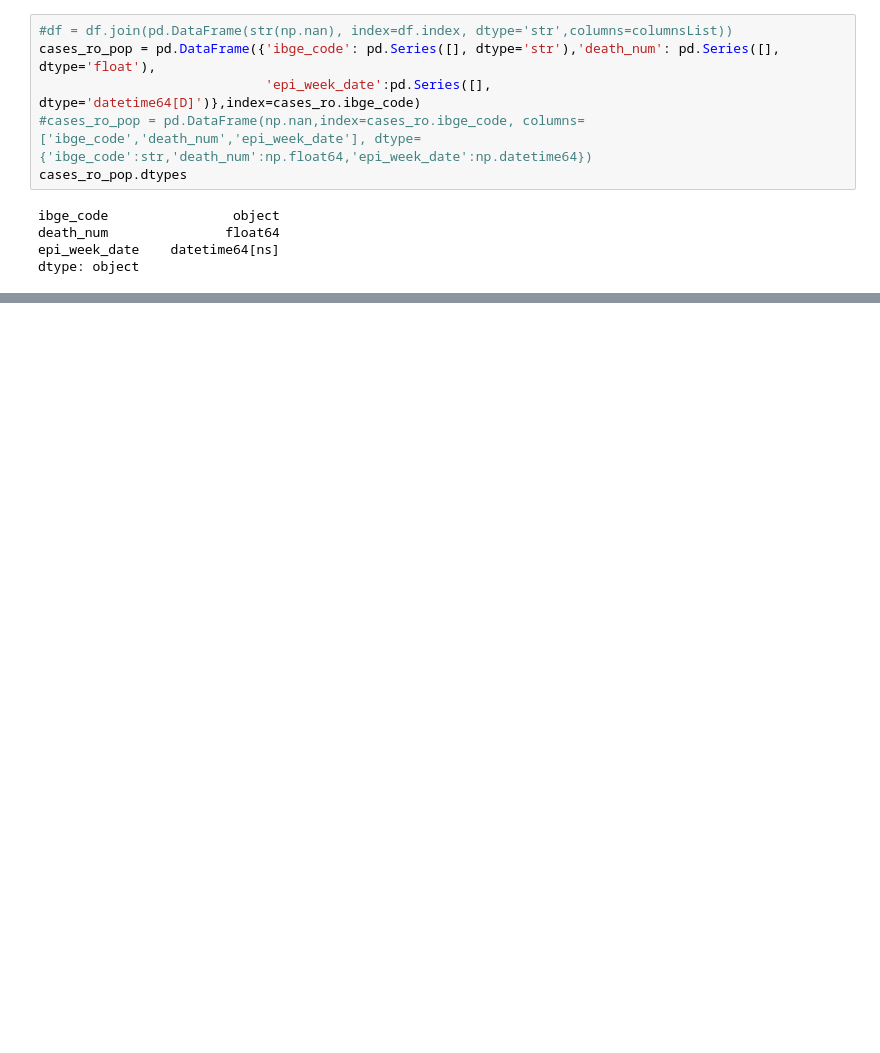
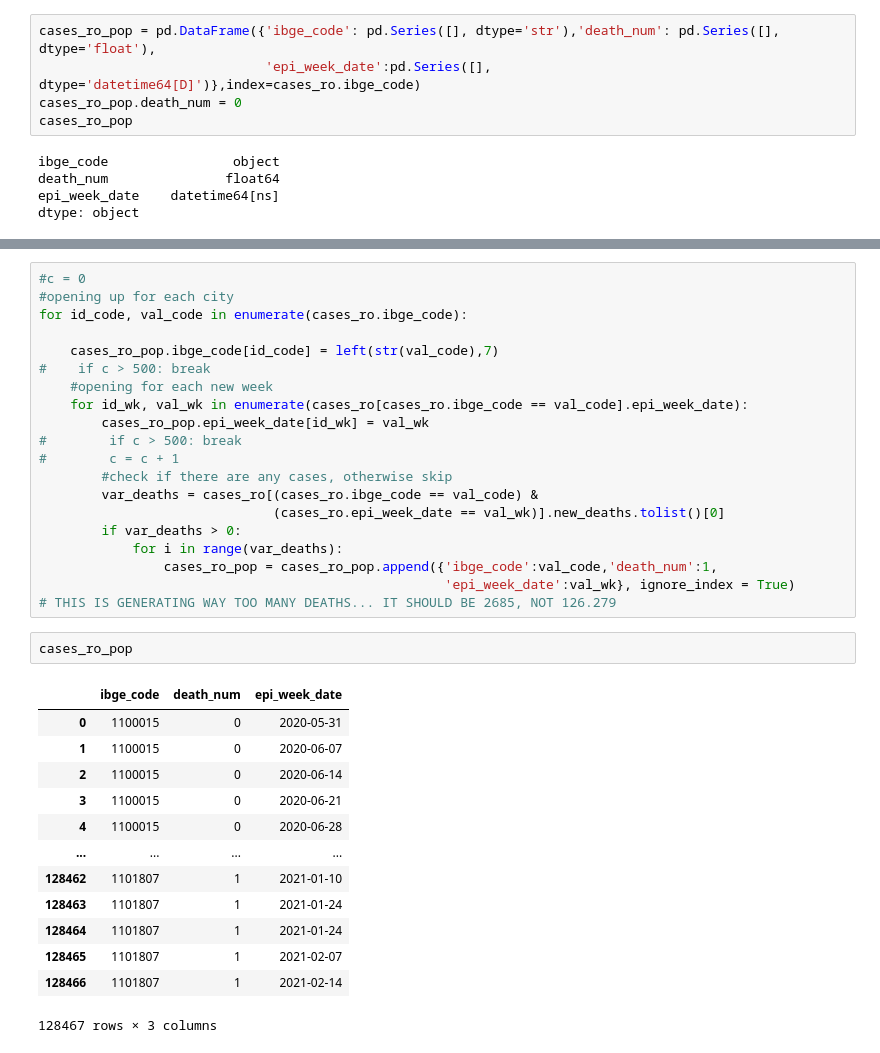
Before and after one commit to alexandrepereiraarq/COVIDGI, a Jupyter notebook: CVGI_MR_04_upscaling.ipynb, the cells around one changed output, grey strips where cells are left out. Cells and saved outputs as stored; diff of their text form; blank space fills up the shorter version.

```diff
--- a/CVGI_MR_04_upscaling.ipynb
+++ b/CVGI_MR_04_upscaling.ipynb
@@ -71,9 +98,8 @@ opening up each city to its number of deaths
 # %%
-#df = df.join(pd.DataFrame(str(np.nan), index=df.index, dtype='str',columns=columnsList))
 cases_ro_pop = pd.DataFrame({'ibge_code': pd.Series([], dtype='str'),'death_num': pd.Series([], dtype='float'),
                              'epi_week_date':pd.Series([], dtype='datetime64[D]')},index=cases_ro.ibge_code)
-#cases_ro_pop = pd.DataFrame(np.nan,index=cases_ro.ibge_code, columns=['ibge_code','death_num','epi_week_date'], dtype={'ibge_code':str,'death_num':np.float64,'epi_week_date':np.datetime64})
-cases_ro_pop.dtypes
+cases_ro_pop.death_num = 0
+cases_ro_pop
 # %% [output]
 ibge_code                object
 death_num               float64
@@ -99,0 +108,36 @@ dtype: object
+# %%
+#c = 0
+#opening up for each city
+for id_code, val_code in enumerate(cases_ro.ibge_code):
+
+    cases_ro_pop.ibge_code[id_code] = left(str(val_code),7)
+#    if c > 500: break
+    #opening for each new week
+    for id_wk, val_wk in enumerate(cases_ro[cases_ro.ibge_code == val_code].epi_week_date):
+        cases_ro_pop.epi_week_date[id_wk] = val_wk
+#        if c > 500: break
+#        c = c + 1
+        #check if there are any cases, otherwise skip
+        var_deaths = cases_ro[(cases_ro.ibge_code == val_code) &
+                              (cases_ro.epi_week_date == val_wk)].new_deaths.tolist()[0]
+        if var_deaths > 0:
+            for i in range(var_deaths):
+                cases_ro_pop = cases_ro_pop.append({'ibge_code':val_code,'death_num':1,
+                                                    'epi_week_date':val_wk}, ignore_index = True)
+# THIS IS GENERATING WAY TOO MANY DEATHS... IT SHOULD BE 2685, NOT 126.279
+# %%
+cases_ro_pop
+# %% [output]
+|  | ibge_code | death_num | epi_week_date |
+| 0 | 1100015 | 0 | 2020-05-31 |
+| 1 | 1100015 | 0 | 2020-06-07 |
+| 2 | 1100015 | 0 | 2020-06-14 |
+| 3 | 1100015 | 0 | 2020-06-21 |
+| 4 | 1100015 | 0 | 2020-06-28 |
+| ... | ... | ... | ... |
+| 128462 | 1101807 | 1 | 2021-01-10 |
+| 128463 | 1101807 | 1 | 2021-01-24 |
+| 128464 | 1101807 | 1 | 2021-01-24 |
+| 128465 | 1101807 | 1 | 2021-02-07 |
+| 128466 | 1101807 | 1 | 2021-02-14 |
+128467 rows × 3 columns
```
Also changed, not shown: parts of 18 cells of this notebook, 1 other file.
